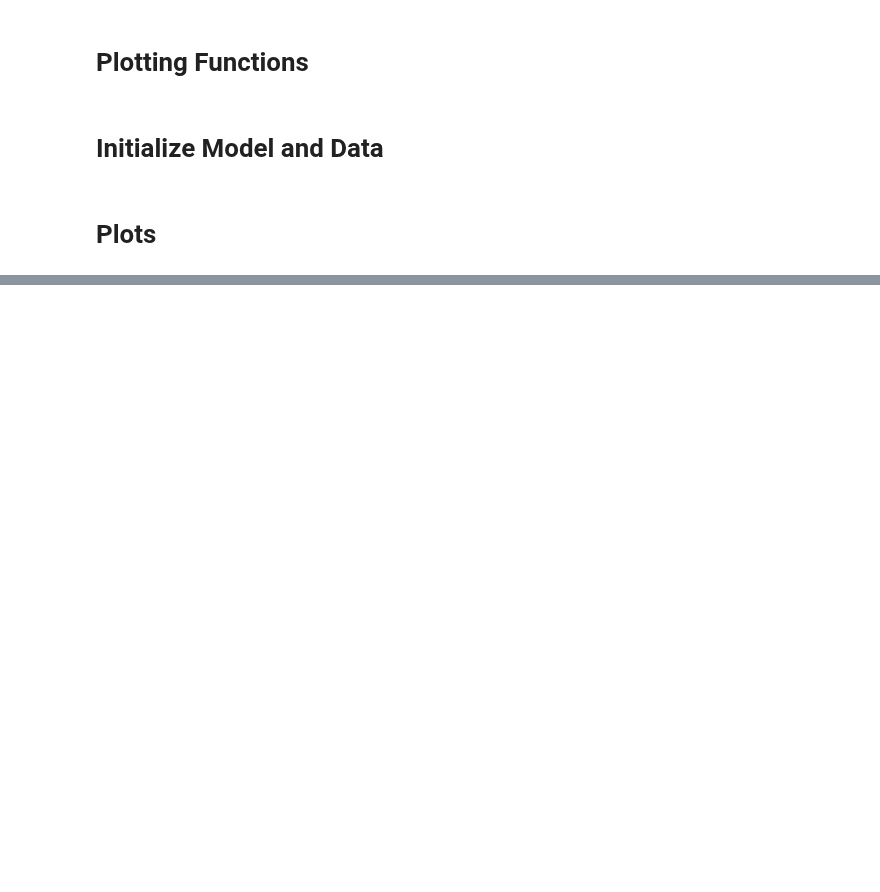
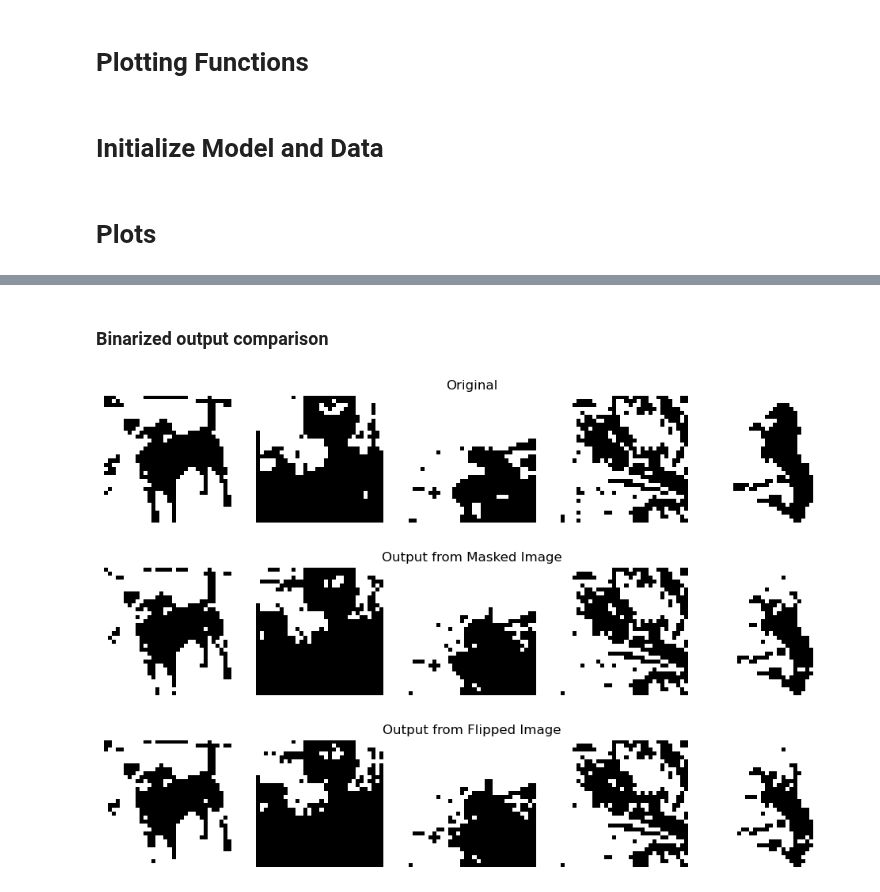
Before and after one commit to chenpy2000/Hopfield, a Jupyter notebook: visualize_spiking.ipynb, the cells around one changed output, grey strips where cells are left out. Saved outputs shown, nothing was run; the diff lists cells and outputs as text; code cells hidden in the pictures; blank space fills up the shorter version.

```diff
--- a/visualize_spiking.ipynb
+++ b/visualize_spiking.ipynb
@@ -134,0 +128,6 @@ plot_output_patterns(spyking_patterns[0], original_rates, masked_rates, flipped_
+# %% [markdown]
+### Binarized output comparison
+# %%
+plot_output_patterns(spyking_patterns[:5], binarized_masked, binarized_flipped, 5)
+# %% [output]
+[figure, added]
```
Also changed, not shown: parts of 19 cells of this notebook, 1 other file.
